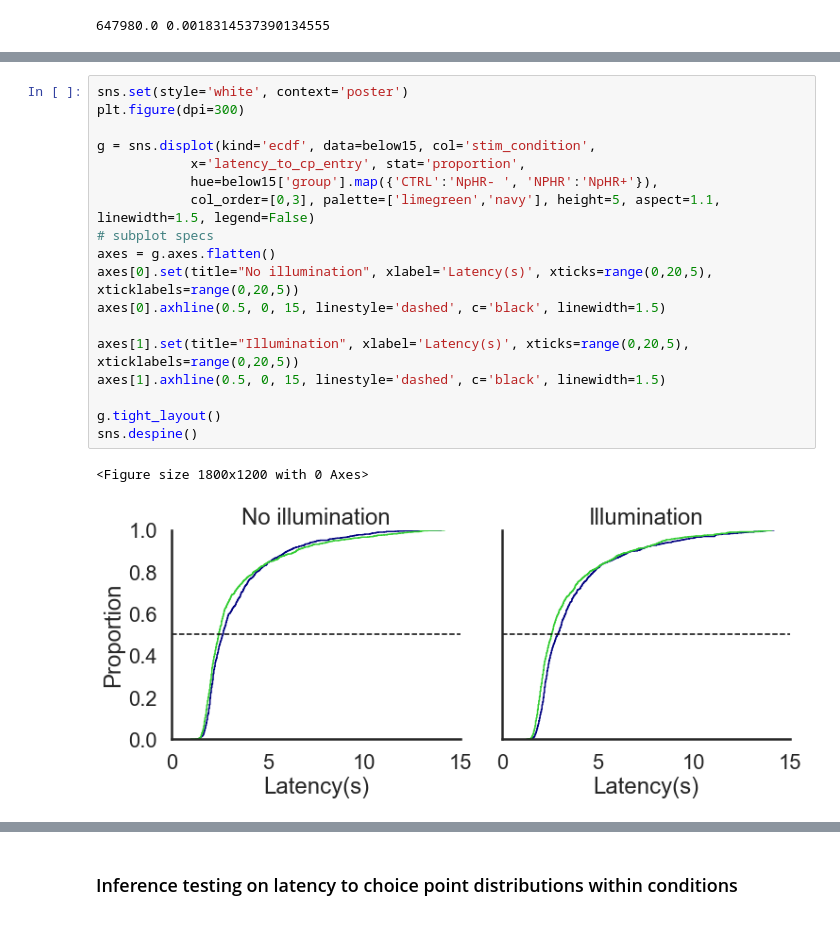
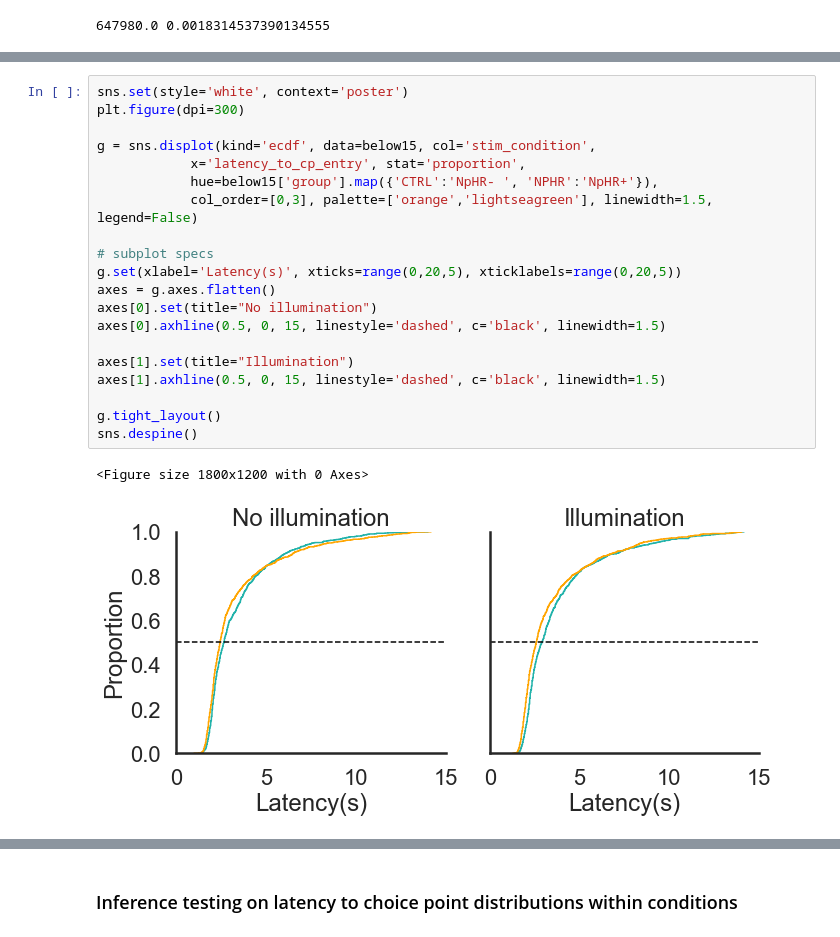
Before and after one commit to anasofiacc/cingulate_silencing_analysis, a Jupyter notebook: C. Latency until choice point entry distributions.ipynb, the cells around one changed output, grey strips where cells are left out. Drawn from its saved outputs; the diff is of its cells as text.

```diff
--- a/C. Latency until choice point entry distributions.ipynb
+++ b/C. Latency until choice point entry distributions.ipynb
@@ -158,21 +188,23 @@ sns.despine()
 # %%
 sns.set(style='white', context='poster')
 plt.figure(dpi=300)
 
 g = sns.displot(kind='ecdf', data=below15, col='stim_condition',
             x='latency_to_cp_entry', stat='proportion',
             hue=below15['group'].map({'CTRL':'NpHR- ', 'NPHR':'NpHR+'}),
-            col_order=[0,3], palette=['limegreen','navy'], height=5, aspect=1.1, linewidth=1.5, legend=False)
+            col_order=[0,3], palette=['orange','lightseagreen'], linewidth=1.5, legend=False)
+
 # subplot specs
+g.set(xlabel='Latency(s)', xticks=range(0,20,5), xticklabels=range(0,20,5))
 axes = g.axes.flatten()
-axes[0].set(title="No illumination", xlabel='Latency(s)', xticks=range(0,20,5), xticklabels=range(0,20,5))
+axes[0].set(title="No illumination")
 axes[0].axhline(0.5, 0, 15, linestyle='dashed', c='black', linewidth=1.5)
 
-axes[1].set(title="Illumination", xlabel='Latency(s)', xticks=range(0,20,5), xticklabels=range(0,20,5))
+axes[1].set(title="Illumination")
 axes[1].axhline(0.5, 0, 15, linestyle='dashed', c='black', linewidth=1.5)
 
 g.tight_layout()
 sns.despine()
 # %% [output]
 <Figure size 1800x1200 with 0 Axes>
-[figure, old version]
+[figure, new version]
```
Also changed, not shown: parts of 61 cells of this notebook, 5 other files.
